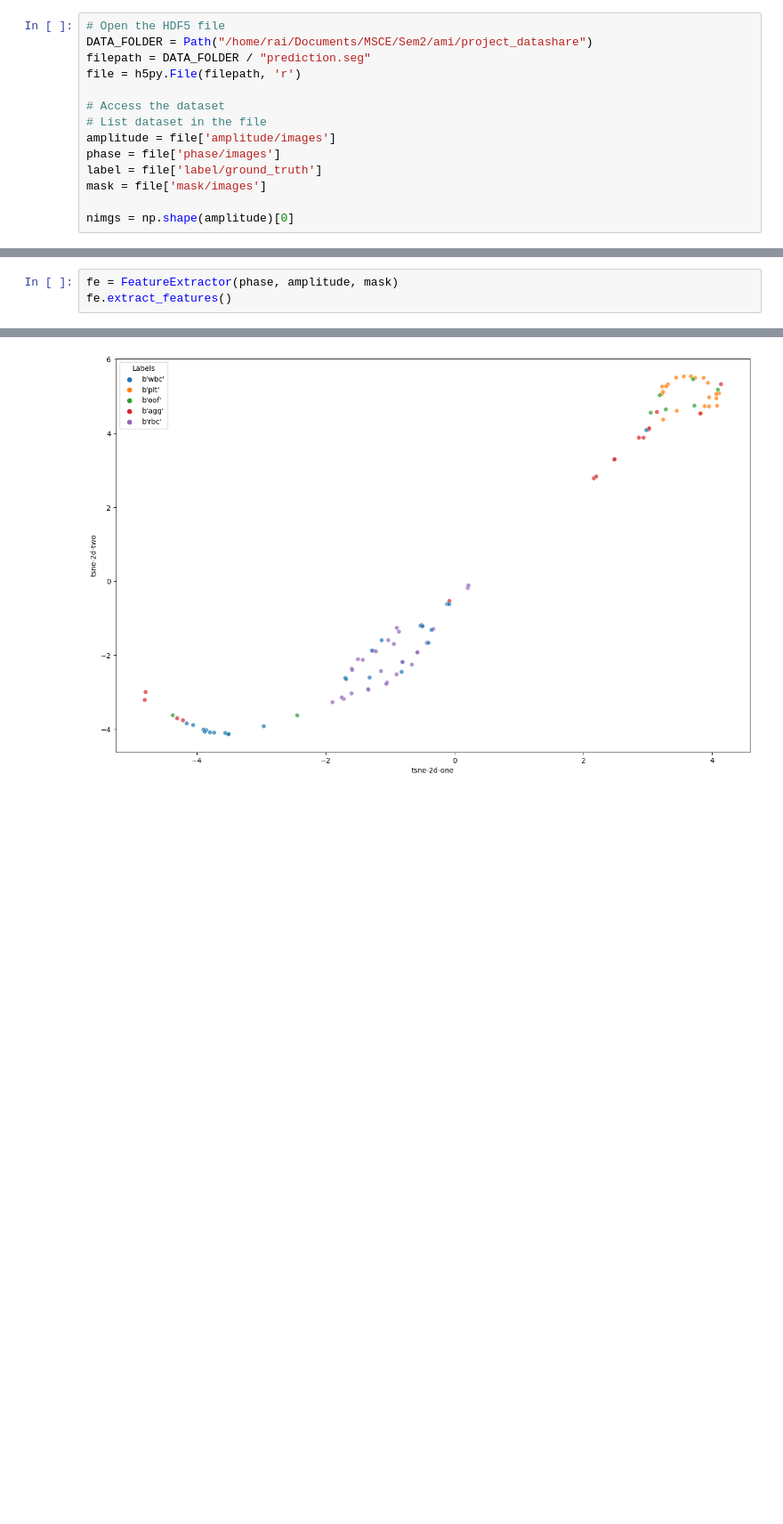
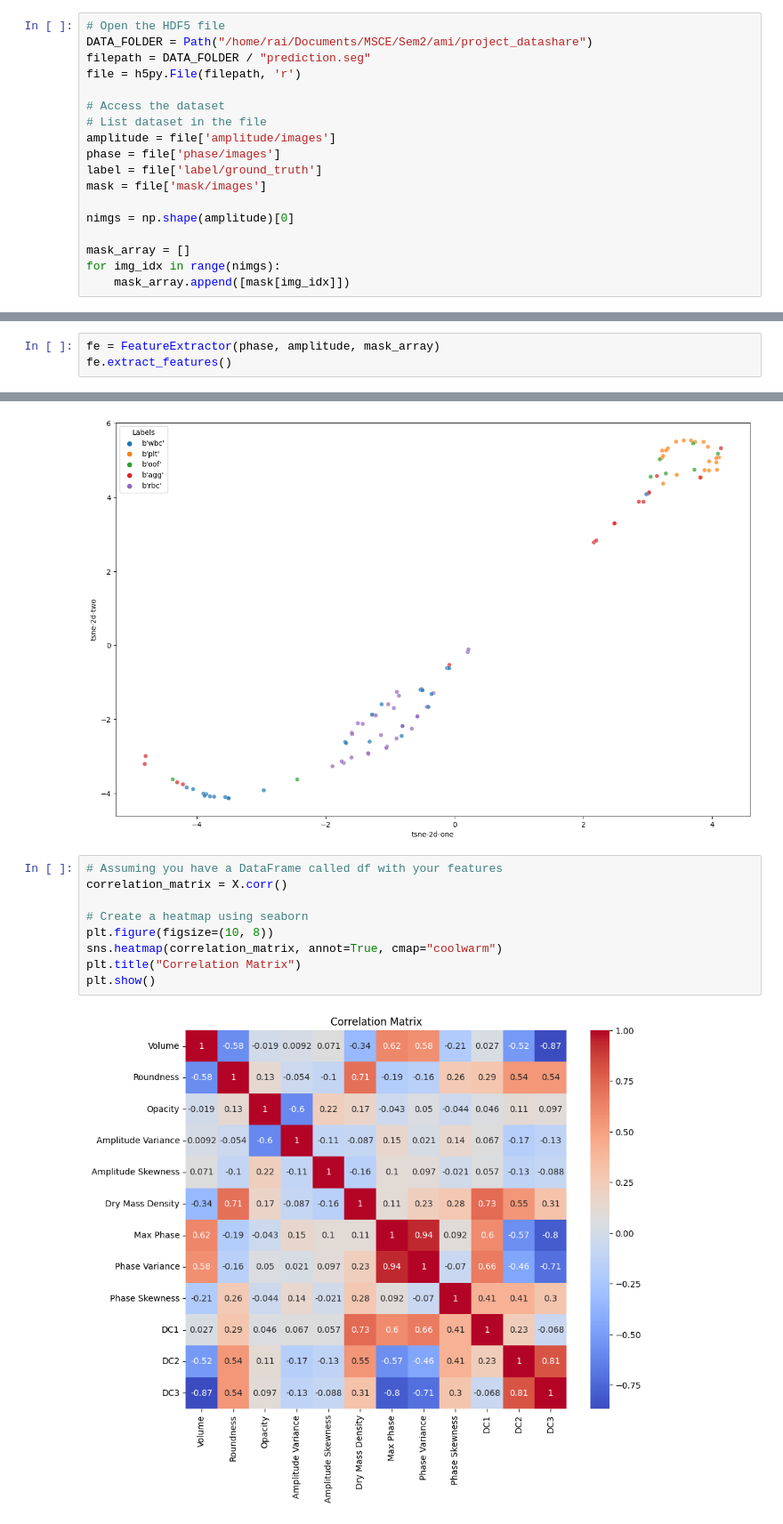
Before and after one commit to RaiBP/cell-estimator, a Jupyter notebook: notebooks/feature_extraction_first_look.ipynb, the cells around one changed output, grey strips where cells are left out. Shown at 89% size. Saved outputs shown, nothing was run; the diff lists cells and outputs as text; blank space fills up the shorter version.

```diff
--- a/notebooks/feature_extraction_first_look.ipynb
+++ b/notebooks/feature_extraction_first_look.ipynb
@@ -23,6 +23,10 @@ label = file['label/ground_truth']
 mask = file['mask/images']
 
 nimgs = np.shape(amplitude)[0]
+
+mask_array = []
+for img_idx in range(nimgs):
+    mask_array.append([mask[img_idx]])
 # %%
 for key in file.keys():
     print(key)
@@ -222,7 +226,7 @@ np.shape(mask)
 # %%
 from feature_extractor import FeatureExtractor
 # %%
-fe = FeatureExtractor(phase, amplitude, mask)
+fe = FeatureExtractor(phase, amplitude, mask_array)
 fe.extract_features()
 # %% [output]
 |  | Volume | Roundness | Opacity | Amplitude Variance | Amplitude Skewness | Dry Mass Density | Max Phase | ... |
@@ -347,3 +351,14 @@ See the caveats in the documentation: https://pandas.pydata.org/pandas-docs/stab
   data['Labels'] = df['Labels']
 <Axes: xlabel='tsne-2d-one', ylabel='tsne-2d-two'>
 [figure]
+# %%
+# Assuming you have a DataFrame called df with your features
+correlation_matrix = X.corr()
+
+# Create a heatmap using seaborn
+plt.figure(figsize=(10, 8))
+sns.heatmap(correlation_matrix, annot=True, cmap="coolwarm")
+plt.title("Correlation Matrix")
+plt.show()
+# %% [output]
+[figure, added]
```
Also changed, not shown: parts of 5 cells of this notebook, 6 other files.
